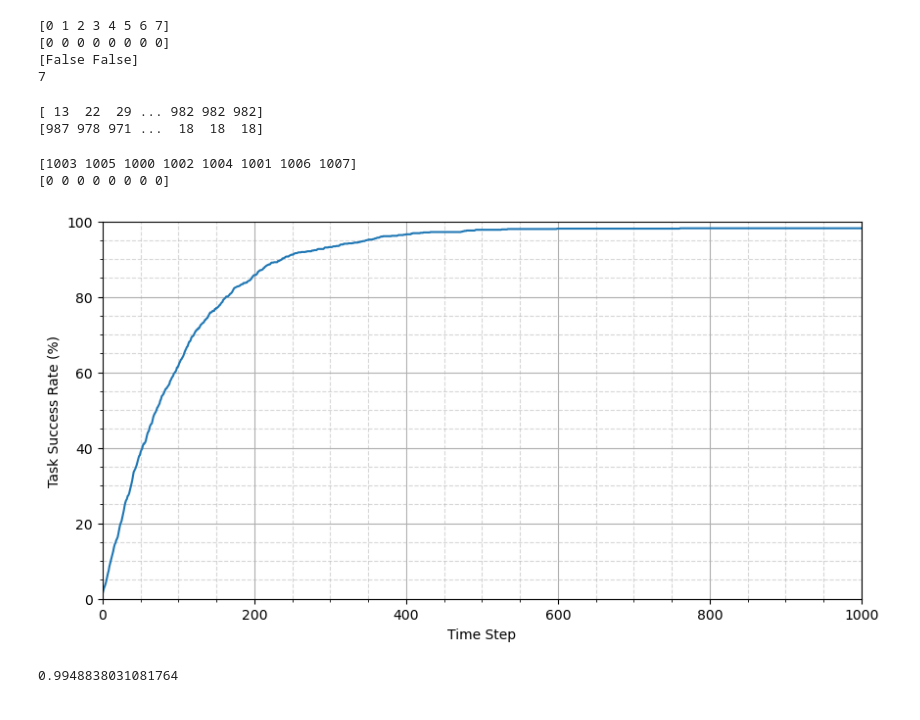
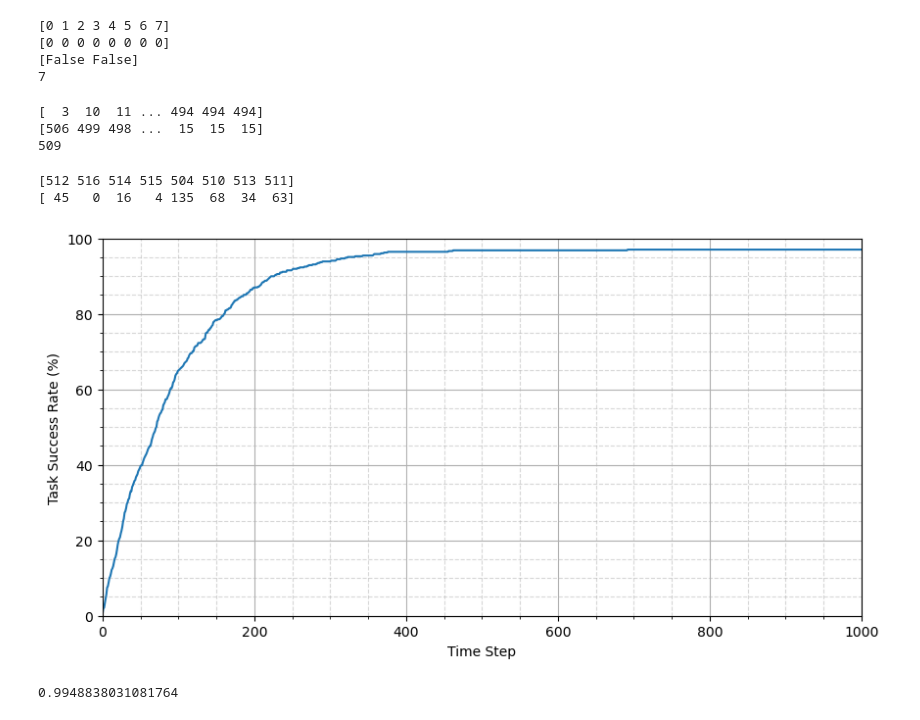
Before and after one commit to JacquesCloete/sport, a Jupyter notebook: notebooks/envs/testing_validation.ipynb, the cells around one changed output. Saved outputs shown, nothing was run; the diff lists cells and outputs as text; code cells hidden in the pictures.

```diff
--- a/notebooks/envs/testing_validation.ipynb
+++ b/notebooks/envs/testing_validation.ipynb
@@ -14,10 +19,10 @@ from rl_vcf.validate.utils import ScenarioDatabase, estimate_epsilon
 # %%
 num_envs = 8
 max_episode_length = 1000
-num_scenarios = 1000
+max_num_scenarios = 1000
 # %%
 # Initialize scenario information database
-scenario_database = ScenarioDatabase(num_envs, max_episode_length, num_scenarios)
+scenario_database = ScenarioDatabase(num_envs, max_episode_length, max_num_scenarios)
 # %%
 print(scenario_database.active_scenarios)
 print(scenario_database.timesteps)
@@ -45,9 +50,10 @@ p_viol = 0.0002
 # VALIDATION LOOP:
 
 # Instantiate progress bar
-pbar = tqdm(total=scenario_database.num_scenarios)
-# While we haven't collected all required scenarios
-while any(scenario_database.active_scenarios < scenario_database.num_scenarios):
+pbar = tqdm(total=scenario_database.max_num_scenarios / 2)
+# While we haven't collected all required scenarios (but here we stop about half way)
+# Note this will not necessarily stop at exactly half the max scenarios
+while any(scenario_database.active_scenarios < scenario_database.max_num_scenarios / 2):
     # ---
     # TESTING: environment step (and goal achieved reasoning) will go here
     # Randomly generate viol flag (represents constraint violation)
@@ -66,10 +72,10 @@ while any(scenario_database.active_scenarios < scenario_database.num_scenarios):
 
     scenario_database.update(done, goal_achieved, constraint_violated)
 
-    num_scenarios_complete = sum(
+    max_num_scenarios_complete = sum(
         previous_active_scenarios != scenario_database.active_scenarios
     )
-    pbar.update(num_scenarios_complete)
+    pbar.update(max_num_scenarios_complete)
 
     # ---
     goal_achieved = np.full(num_envs, False, dtype=bool)
@@ -81,31 +87,37 @@ pbar.close()
 
 print(scenario_database.get_num_successes())
 print(scenario_database.get_num_failures())
+print(scenario_database.num_collected_scenarios)
 # %% [output]
-[ 13  22  29 ... 982 982 982]
-[987 978 971 ...  18  18  18]
+[  3  10  11 ... 494 494 494]
+[506 499 498 ...  15  15  15]
+509
 # %%
 print(scenario_database.active_scenarios)
 print(scenario_database.timesteps)
 # %% [output]
-[1003 1005 1000 1002 1004 1001 1006 1007]
-[0 0 0 0 0 0 0 0]
+[512 516 514 515 504 510 513 511]
+[ 45   0  16   4 135  68  34  63]
 # %%
 import matplotlib.pyplot as plt
 
 # Plot task success rate
 fig, ax = plt.subplots(figsize=(10, 5))
 
-ax.plot(scenario_database.get_num_successes() / scenario_database.num_scenarios * 100)
+ax.plot(
+    scenario_database.get_num_successes()
+    / scenario_database.num_collected_scenarios
+    * 100
+)
 ax.set_xlim([0, max_episode_length])
 ax.set_ylim([0, 100])
 ax.set_xlabel("Time Step")
 ax.set_ylabel("Task Success Rate (%)")
 ax.minorticks_on()
 ax.grid(which="major")
 ax.grid(which="minor", linestyle="--", alpha=0.5)
 # %% [output]
-[figure, old version]
+[figure, new version]
 # %%
 N_test = 10
 k_test = 9
```
Also changed, not shown: parts of 17 cells of this notebook, 1 other file.
